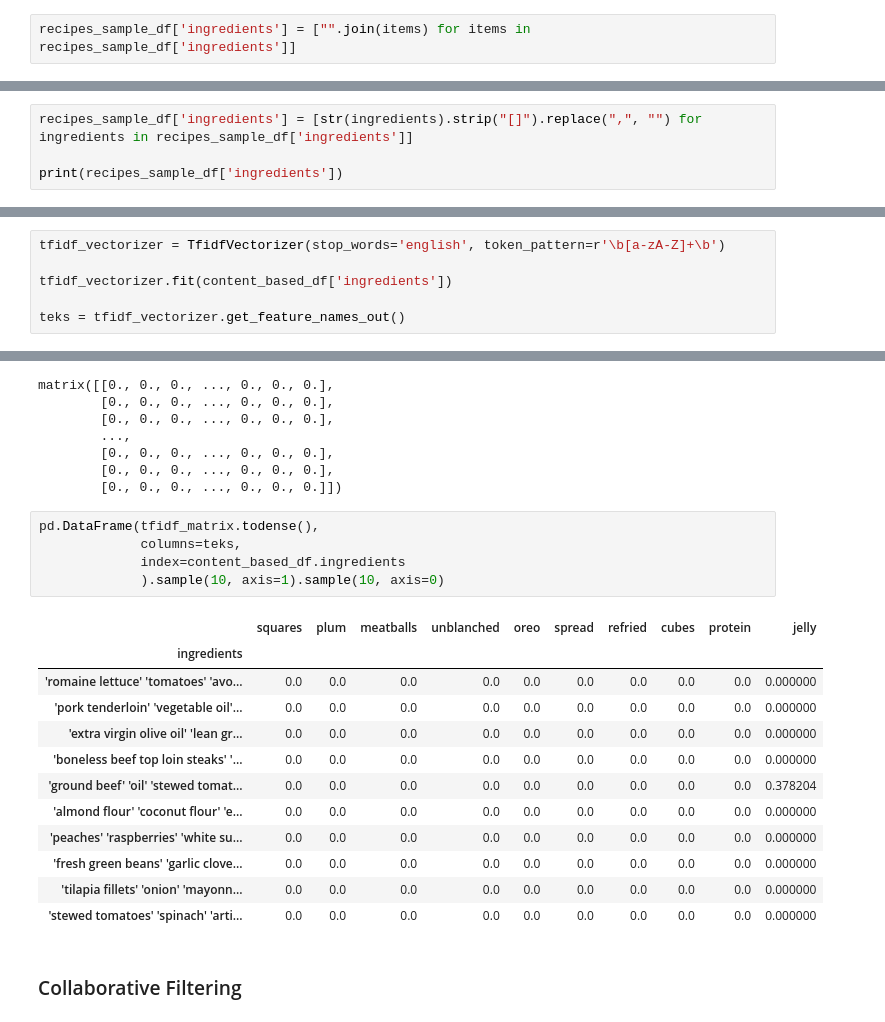
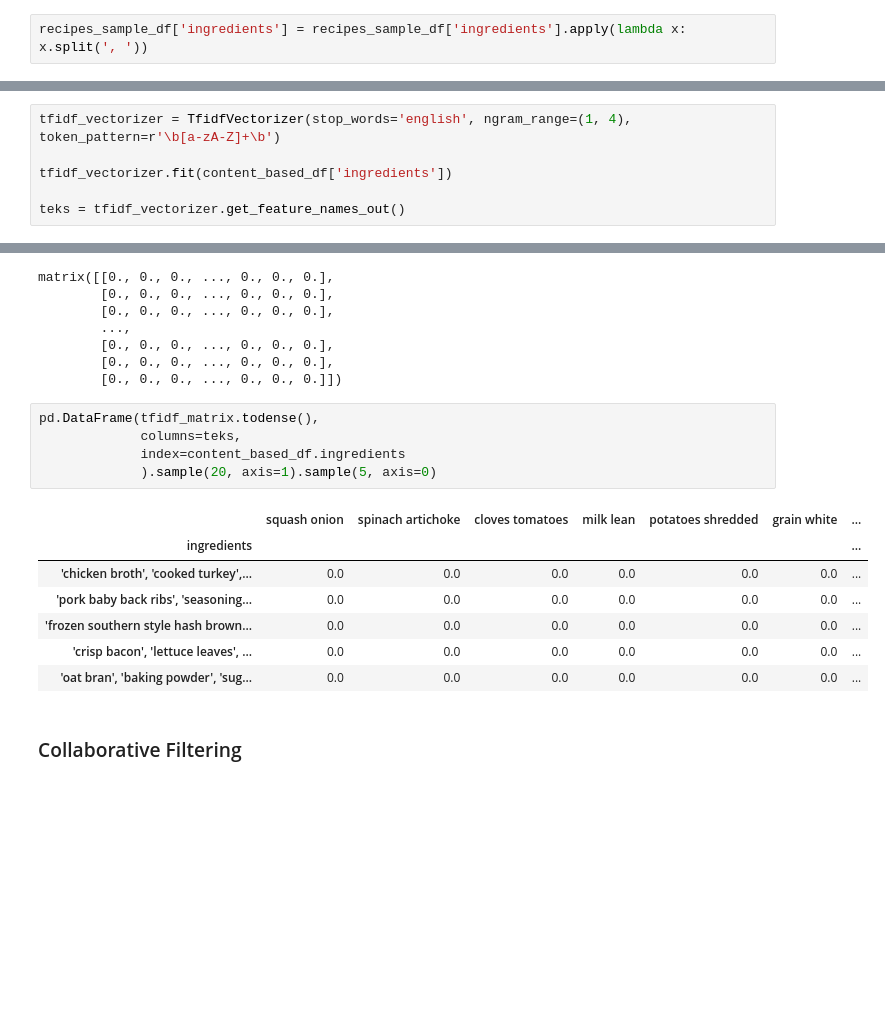
Before and after one commit to Sulbae/OlahGizi-Project, a Jupyter notebook: Food Recommender/notebook.ipynb, the cells around one changed output, grey strips where cells are left out. Cells and saved outputs as stored; diff of their text form; blank space fills up the shorter version.

```diff
--- a/Food Recommender/notebook.ipynb
+++ b/Food Recommender/notebook.ipynb
@@ -552,5 +555,5 @@ memory usage: 298.2+ KB
-# %%
-recipes_sample_df['ingredients'] = ["".join(items) for items in recipes_sample_df['ingredients']]
+# %%
+recipes_sample_df['ingredients'] = recipes_sample_df['ingredients'].apply(lambda x: x.split(', '))
 # %%
 recipes_sample_df['ingredients']
 # %% [output]
@@ -568,5 +571 @@ recipes_sample_df['ingredients']
 Name: ingredients, Length: 2009, dtype: object
-# %%
-recipes_sample_df['ingredients'] = [str(ingredients).strip("[]").replace(",", "") for ingredients in recipes_sample_df['ingredients']]
-
-print(recipes_sample_df['ingredients'])
@@ -627,7 +613,7 @@ memory usage: 109.9+ KB
 # %% [markdown]
 Mengubah data teks menjadi vektor numerik:
 # %%
-tfidf_vectorizer = TfidfVectorizer(stop_words='english', token_pattern=r'\b[a-zA-Z]+\b')
+tfidf_vectorizer = TfidfVectorizer(stop_words='english', ngram_range=(1, 4), token_pattern=r'\b[a-zA-Z]+\b')
 
 tfidf_vectorizer.fit(content_based_df['ingredients'])
 
@@ -656,21 +652,16 @@ matrix([[0., 0., 0., ..., 0., 0., 0.],
 # %%
 pd.DataFrame(tfidf_matrix.todense(),
              columns=teks,
              index=content_based_df.ingredients
-             ).sample(10, axis=1).sample(10, axis=0)
+             ).sample(20, axis=1).sample(5, axis=0)
 # %% [output]
-|  | squares | plum | meatballs | unblanched | oreo | spread | refried | cubes | protein | jelly |
-| ingredients |  |  |  |  |  |  |  |  |  |  |
-| 'romaine lettuce' 'tomatoes' 'avo... | 0.0 | 0.0 | 0.0 | 0.0 | 0.0 | 0.0 | 0.0 | 0.0 | 0.0 | 0.000000 |
-| 'pork tenderloin' 'vegetable oil'... | 0.0 | 0.0 | 0.0 | 0.0 | 0.0 | 0.0 | 0.0 | 0.0 | 0.0 | 0.000000 |
-| 'extra virgin olive oil' 'lean gr... | 0.0 | 0.0 | 0.0 | 0.0 | 0.0 | 0.0 | 0.0 | 0.0 | 0.0 | 0.000000 |
-| 'boneless beef top loin steaks' '... | 0.0 | 0.0 | 0.0 | 0.0 | 0.0 | 0.0 | 0.0 | 0.0 | 0.0 | 0.000000 |
-| 'ground beef' 'oil' 'stewed tomat... | 0.0 | 0.0 | 0.0 | 0.0 | 0.0 | 0.0 | 0.0 | 0.0 | 0.0 | 0.378204 |
-| 'almond flour' 'coconut flour' 'e... | 0.0 | 0.0 | 0.0 | 0.0 | 0.0 | 0.0 | 0.0 | 0.0 | 0.0 | 0.000000 |
-| 'peaches' 'raspberries' 'white su... | 0.0 | 0.0 | 0.0 | 0.0 | 0.0 | 0.0 | 0.0 | 0.0 | 0.0 | 0.000000 |
-| 'fresh green beans' 'garlic clove... | 0.0 | 0.0 | 0.0 | 0.0 | 0.0 | 0.0 | 0.0 | 0.0 | 0.0 | 0.000000 |
-| 'tilapia fillets' 'onion' 'mayonn... | 0.0 | 0.0 | 0.0 | 0.0 | 0.0 | 0.0 | 0.0 | 0.0 | 0.0 | 0.000000 |
-| 'stewed tomatoes' 'spinach' 'arti... | 0.0 | 0.0 | 0.0 | 0.0 | 0.0 | 0.0 | 0.0 | 0.0 | 0.0 | 0.000000 |
+|  | squash onion | spinach artichoke | cloves tomatoes | milk lean | potatoes shredded | grain white | ... |
+| ingredients |  |  |  |  |  |  | ... |
+| 'chicken broth', 'cooked turkey',... | 0.0 | 0.0 | 0.0 | 0.0 | 0.0 | 0.0 | ... |
+| 'pork baby back ribs', 'seasoning... | 0.0 | 0.0 | 0.0 | 0.0 | 0.0 | 0.0 | ... |
+| 'frozen southern style hash brown... | 0.0 | 0.0 | 0.0 | 0.0 | 0.0 | 0.0 | ... |
+| 'crisp bacon', 'lettuce leaves', ... | 0.0 | 0.0 | 0.0 | 0.0 | 0.0 | 0.0 | ... |
+| 'oat bran', 'baking powder', 'sug... | 0.0 | 0.0 | 0.0 | 0.0 | 0.0 | 0.0 | ... |
 # %% [markdown]
 ### Collaborative Filtering
 # %% [markdown]
```
Also changed, not shown: parts of 31 cells of this notebook.
